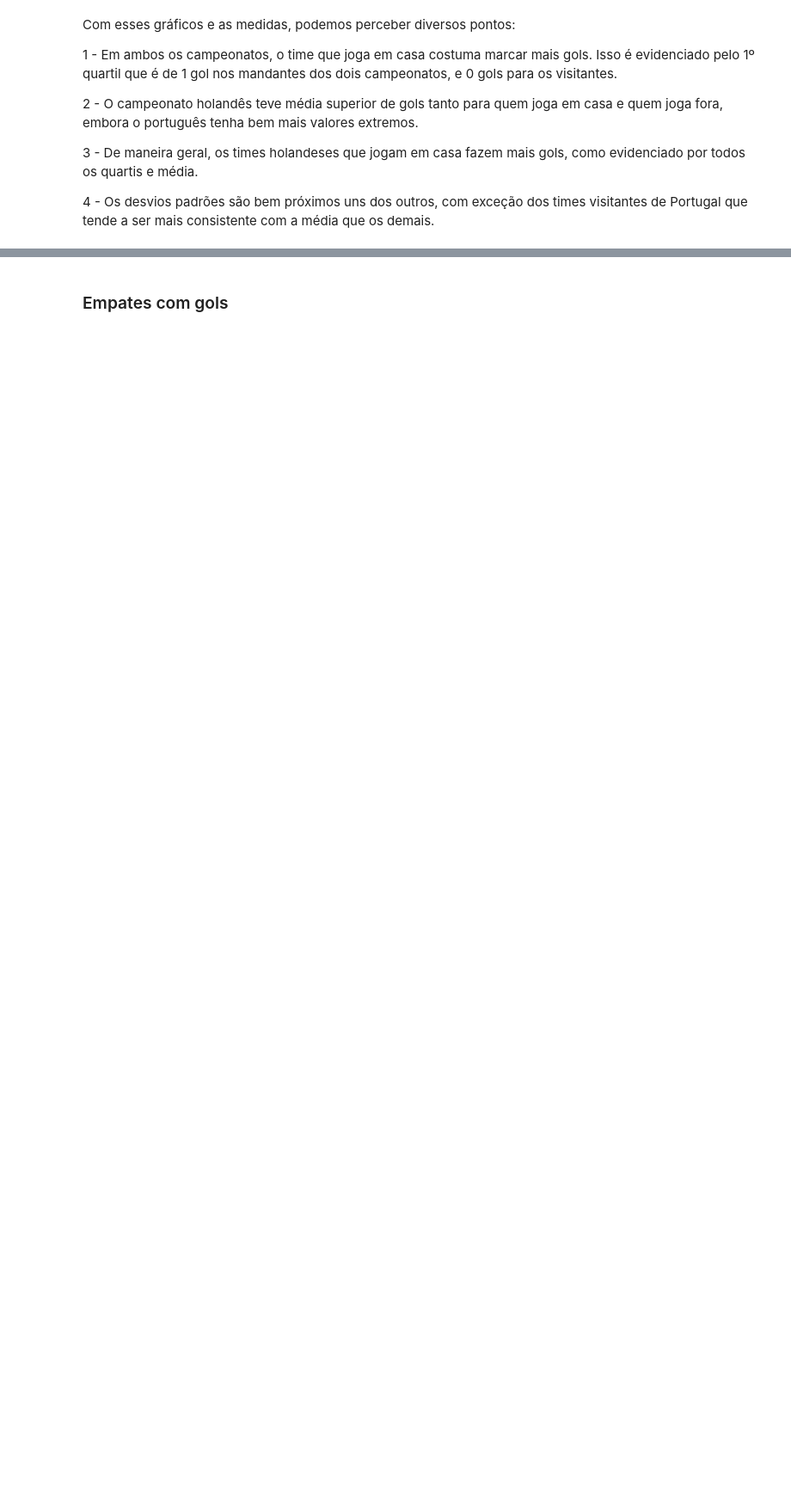
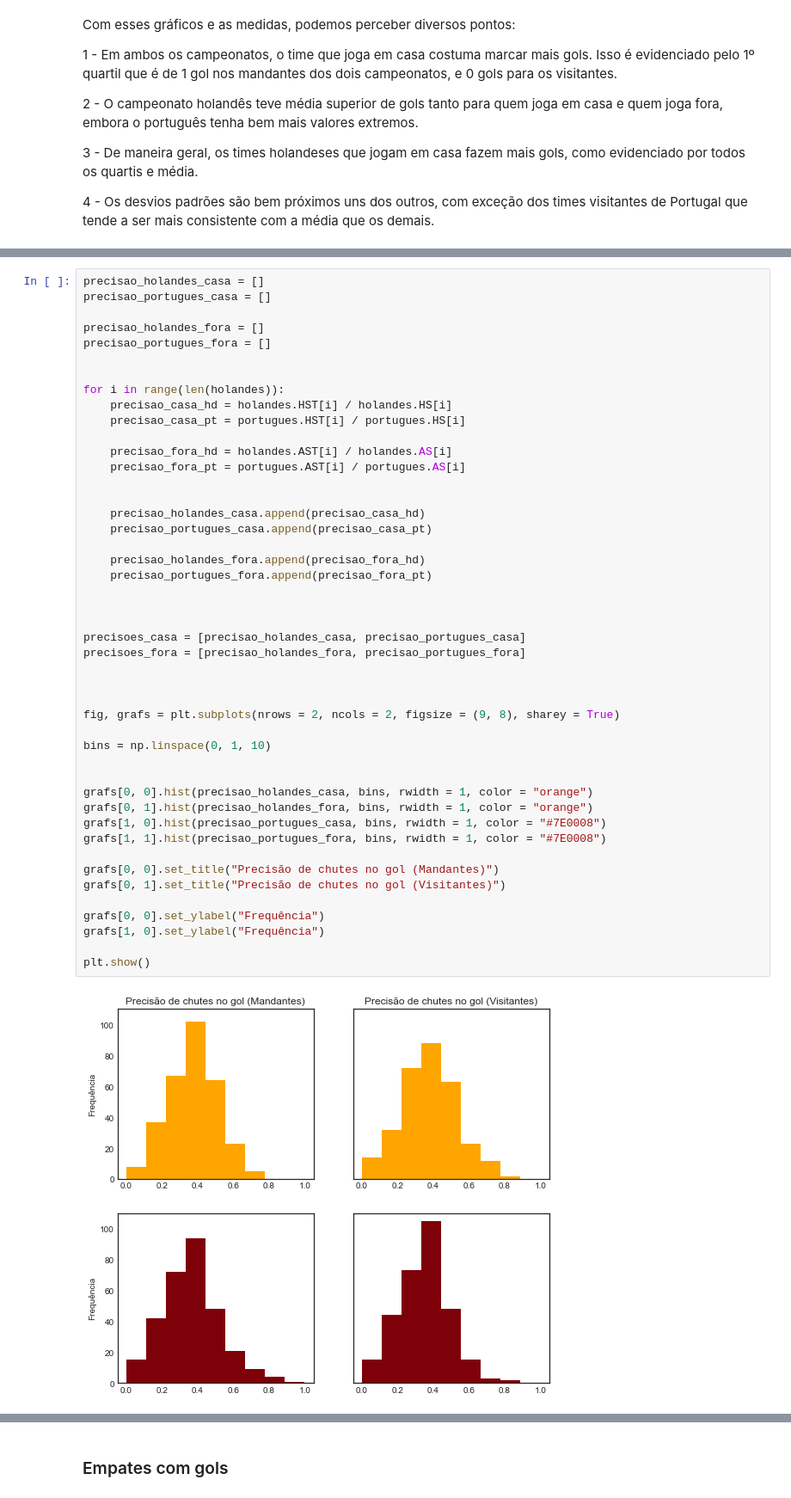
Before and after one commit to RamonMoreiraUnb/ce2Python, a Jupyter notebook: Trabalho CE2.ipynb, the cells around one changed output, grey strips where cells are left out. Shown: that part at 86% size. Cells and saved outputs as stored; diff of their text form; blank space fills up the shorter version.

```diff
--- a/Trabalho CE2.ipynb
+++ b/Trabalho CE2.ipynb
@@ -76,0 +157,48 @@ Com esses gráficos e as medidas, podemos perceber diversos pontos:
+# %%
+precisao_holandes_casa = []
+precisao_portugues_casa = []
+
+precisao_holandes_fora = []
+precisao_portugues_fora = []
+
+
+for i in range(len(holandes)):
+    precisao_casa_hd = holandes.HST[i] / holandes.HS[i]
+    precisao_casa_pt = portugues.HST[i] / portugues.HS[i]
+
+    precisao_fora_hd = holandes.AST[i] / holandes.AS[i]
+    precisao_fora_pt = portugues.AST[i] / portugues.AS[i]
+
+
+    precisao_holandes_casa.append(precisao_casa_hd)
+    precisao_portugues_casa.append(precisao_casa_pt)
+
+    precisao_holandes_fora.append(precisao_fora_hd)
+    precisao_portugues_fora.append(precisao_fora_pt)
+
+
+
+precisoes_casa = [precisao_holandes_casa, precisao_portugues_casa]
+precisoes_fora = [precisao_holandes_fora, precisao_portugues_fora]
+
+
+
+fig, grafs = plt.subplots(nrows = 2, ncols = 2, figsize = (9, 8), sharey = True)
+
+bins = np.linspace(0, 1, 10)
+
+
+grafs[0, 0].hist(precisao_holandes_casa, bins, rwidth = 1, color = "orange")
+grafs[0, 1].hist(precisao_holandes_fora, bins, rwidth = 1, color = "orange")
+grafs[1, 0].hist(precisao_portugues_casa, bins, rwidth = 1, color = "#7E0008")
+grafs[1, 1].hist(precisao_portugues_fora, bins, rwidth = 1, color = "#7E0008")
+
+grafs[0, 0].set_title("Precisão de chutes no gol (Mandantes)")
+grafs[0, 1].set_title("Precisão de chutes no gol (Visitantes)")
+
+grafs[0, 0].set_ylabel("Frequência")
+grafs[1, 0].set_ylabel("Frequência")
+
+plt.show()
+# %% [output]
+[figure, added]
```
Also changed, not shown: parts of 25 cells of this notebook.
